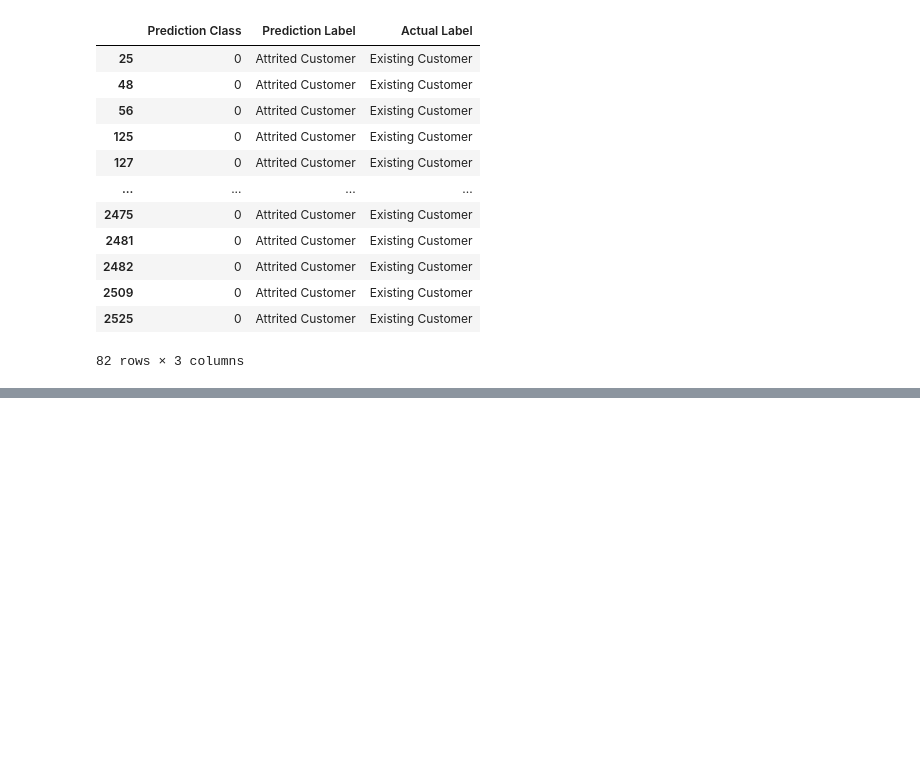
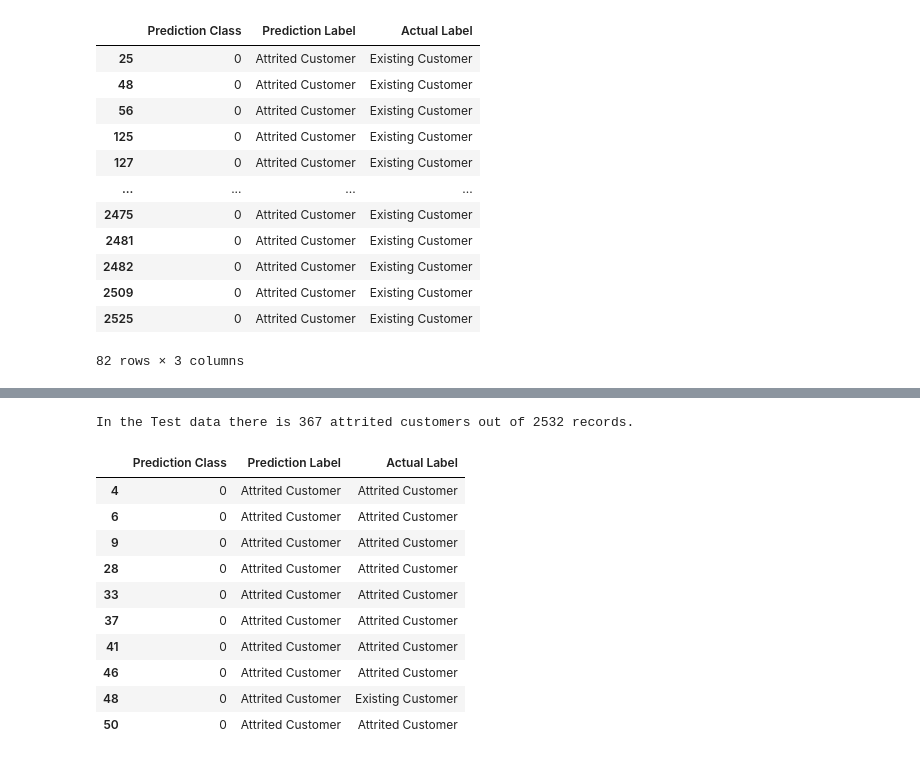
Before and after one commit to jMacProd/Machine-Learning-Credit-Card-Churn, a Jupyter notebook: 04 Machine Learning Models/Holding file - Test Random Forest Model.ipynb, the cells around one changed output, grey strips where cells are left out. Cells and saved outputs as stored; diff of their text form; code cells hidden in the pictures; blank space fills up the shorter version.

```diff
--- a/04 Machine Learning Models/Holding file - Test Random Forest Model.ipynb
+++ b/04 Machine Learning Models/Holding file - Test Random Forest Model.ipynb
@@ -371,0 +391,2 @@ This is an actual accuracy of 79.6.
+# %%
+predictions_forest = randomforest.predict(X_test_scaled)
@@ -371,0 +431,18 @@ This is an actual accuracy of 79.6.
+# %%
+#Find all Attrited Customers
+attrited_only_forest = comparison_forest.loc[comparison_forest["Prediction Label"] == "Attrited Customer", :]
+print(f"In the Test data there is {len(attrited_only_forest)} attrited customers out of {len(comparison_forest)} records.")
+attrited_only_forest[:10]
+# %% [output]
+In the Test data there is 367 attrited customers out of 2532 records.
+|  | Prediction Class | Prediction Label | Actual Label |
+| 4 | 0 | Attrited Customer | Attrited Customer |
+| 6 | 0 | Attrited Customer | Attrited Customer |
+| 9 | 0 | Attrited Customer | Attrited Customer |
+| 28 | 0 | Attrited Customer | Attrited Customer |
+| 33 | 0 | Attrited Customer | Attrited Customer |
+| 37 | 0 | Attrited Customer | Attrited Customer |
+| 41 | 0 | Attrited Customer | Attrited Customer |
+| 46 | 0 | Attrited Customer | Attrited Customer |
+| 48 | 0 | Attrited Customer | Existing Customer |
+| 50 | 0 | Attrited Customer | Attrited Customer |
```
Also changed, not shown: parts of 12 cells of this notebook.
